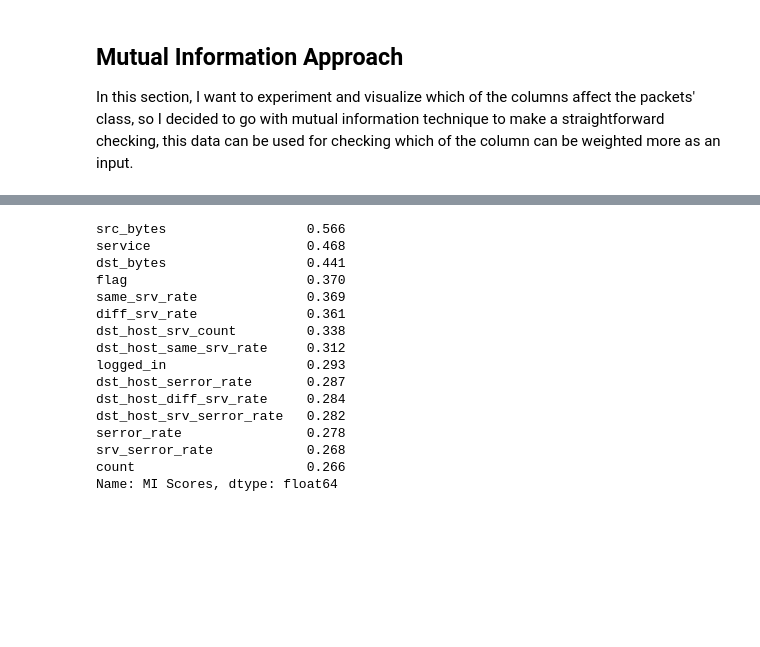
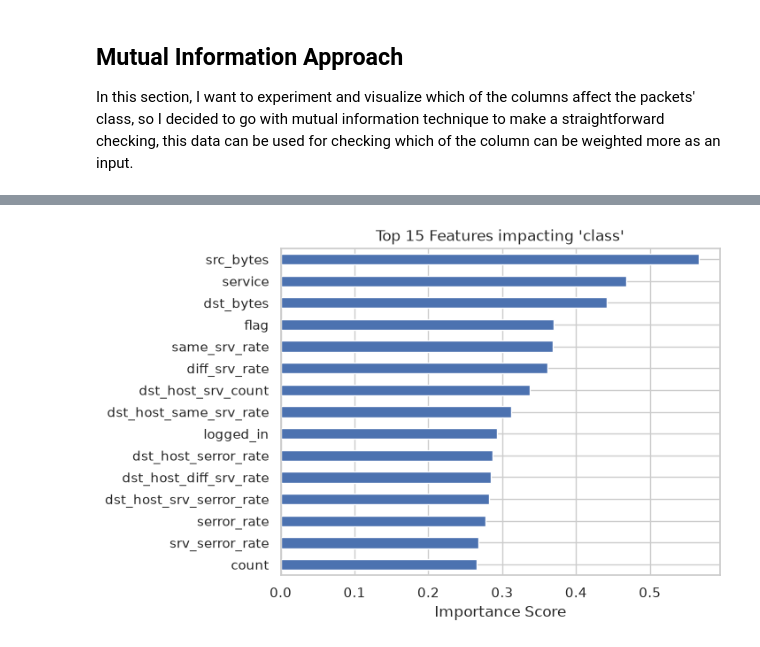
Before and after one commit to hubymeme22/network-security-ids-ml, a Jupyter notebook: experiments/dataset_analysis.ipynb, the cells around one changed output, grey strips where cells are left out. Drawn from its saved outputs; the diff is of its cells as text; code cells hidden in the pictures; blank space fills up the shorter version.

```diff
--- a/experiments/dataset_analysis.ipynb
+++ b/experiments/dataset_analysis.ipynb
@@ -283,36 +271,24 @@ Name: MI Scores, dtype: float64
 # %%
 from sklearn.feature_selection import mutual_info_classif
 from sklearn.preprocessing import LabelEncoder
 
 X = train_dataset_df.drop(columns=['class'])
 y = train_dataset_df['class']
 
 # column conversion for numerical value
 for col in X.select_dtypes(include=["object", "str"]).columns:
     X[col] = LabelEncoder().fit_transform(X[col].astype(str))
 
 # label encoder for class
 y_encoded = LabelEncoder().fit_transform(y)
 
 mi_scores = mutual_info_classif(X, y_encoded, random_state=67)
 mi_scores = pd.Series(mi_scores, name="MI Scores", index=X.columns)
 mi_scores = mi_scores.sort_values(ascending=False)
 
-mi_scores.head(15)
+mi_scores.head(15).plot(kind='barh').invert_yaxis()
+plt.title("Top 15 Features impacting 'class'")
+plt.xlabel("Importance Score")
+plt.show()
 # %% [output]
-src_bytes                  0.566
-service                    0.468
-dst_bytes                  0.441
-flag                       0.370
-same_srv_rate              0.369
-diff_srv_rate              0.361
-dst_host_srv_count         0.338
-dst_host_same_srv_rate     0.312
-logged_in                  0.293
-dst_host_serror_rate       0.287
-dst_host_diff_srv_rate     0.284
-dst_host_srv_serror_rate   0.282
-serror_rate                0.278
-srv_serror_rate            0.268
-count                      0.266
-Name: MI Scores, dtype: float64
+[figure, added]
```
Also changed, not shown: parts of 5 cells of this notebook.
